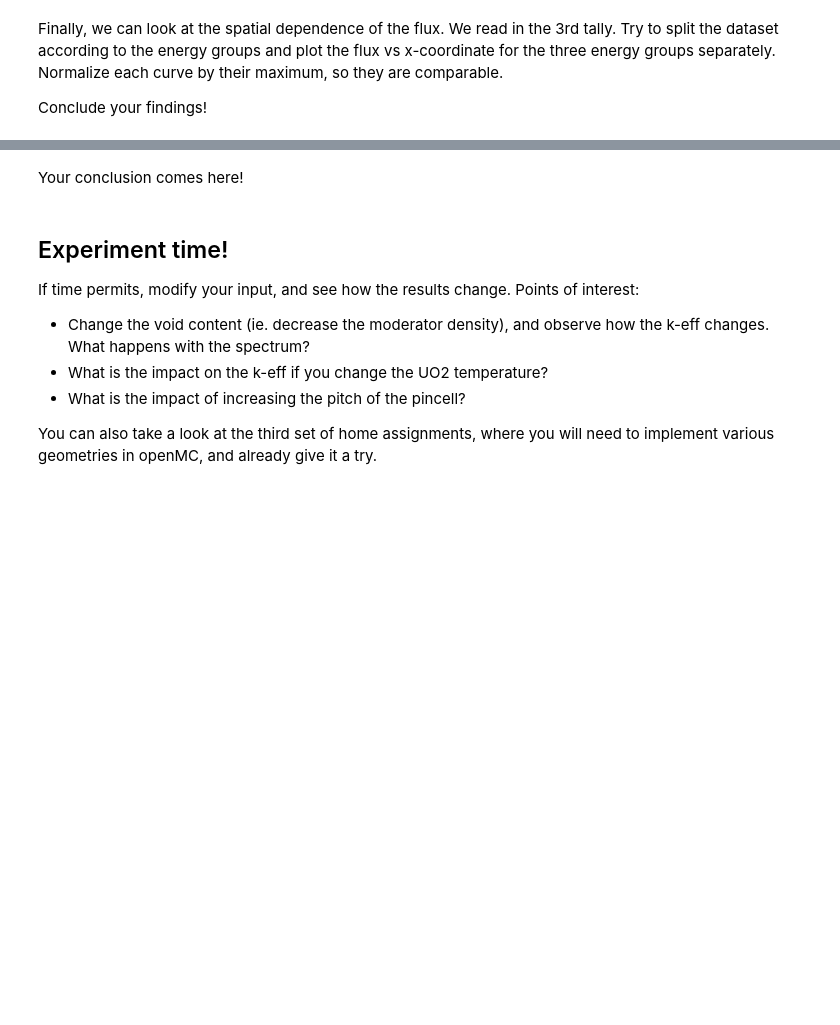
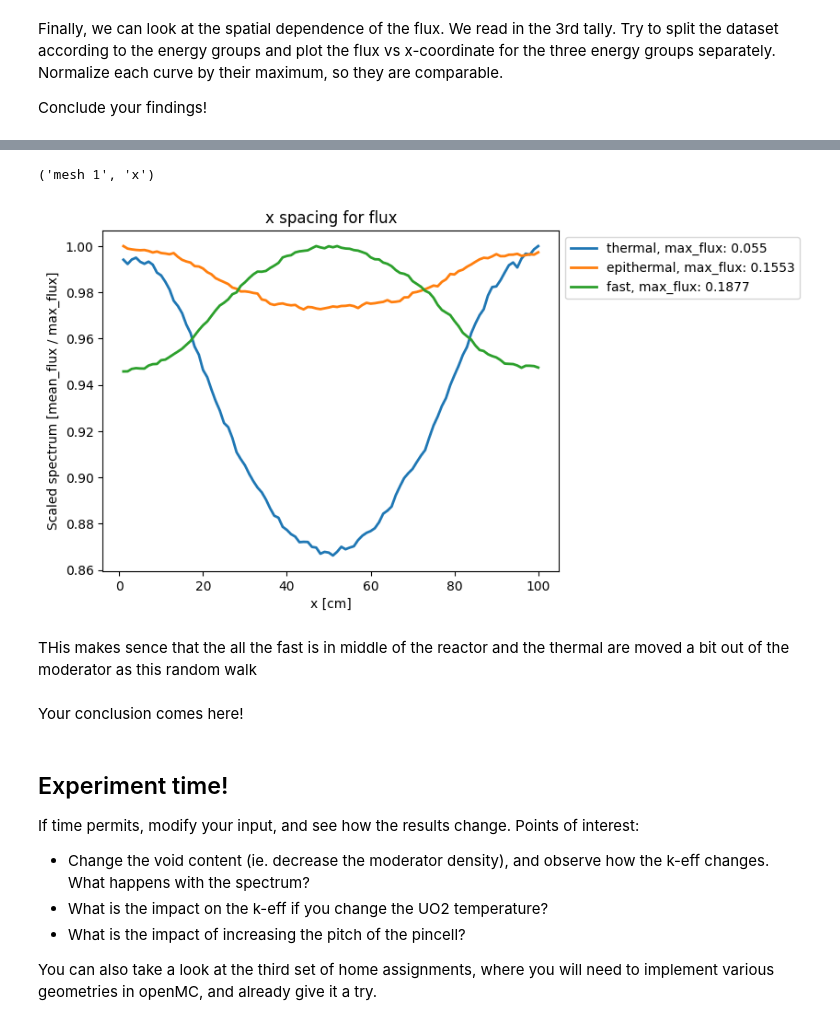
Before and after one commit to sewerininc/poetry_envs, a Jupyter notebook: reaktorfysik/RFP/Datalabs/Datalab06/6-openMCIntro.ipynb, the cells around one changed output, grey strips where cells are left out. Drawn from its saved outputs; the diff is of its cells as text; code cells hidden in the pictures; blank space fills up the shorter version.

```diff
--- a/reaktorfysik/RFP/Datalabs/Datalab06/6-openMCIntro.ipynb
+++ b/reaktorfysik/RFP/Datalabs/Datalab06/6-openMCIntro.ipynb
@@ -399,3 +478,3 @@ Conclude your findings!
 # %%
-tallydf3=sp.tallies[3].get_pandas_dataframe()
-tallydf3.head()
+df3=sp.tallies[3].get_pandas_dataframe()
+df3.head()
@@ -404,3 +489,28 @@ tallydf3.head()
+# %%
+df_thermal = df3.loc[df3["energy low [eV]"] == 0.0]
+df_epi = df3.loc[df3["energy low [eV]"] == 1.0]
+df_fast = df3.loc[df3["energy low [eV]"] == 100000.0]
+# %%
+df_thermal.columns[0]
+# %% [output]
+('mesh 1', 'x')
+# %%
+plt.figure()
+plt.title("x spacing for flux")
+for df, name in zip([df_thermal, df_epi, df_fast], ["thermal", "epithermal", "fast"]):
+    max_flux = df['mean'].max()
+    mean_flux = df['mean'].mean()
+    plt.plot(df[('mesh 1', 'x')],df['mean']/max_flux,lw=2, label=f"{name}, max_flux: {round(mean_flux, 4)}")
+
+#plt.yscale("log")
+plt.ylabel('Scaled spectrum [mean_flux / max_flux]')
+plt.xlabel('x [cm]')
+plt.legend(bbox_to_anchor=(1,1))
+plt.show()
+# %% [output]
+[figure, added]
+# %% [markdown]
+THis makes sence that the all the fast is in middle of the reactor and the thermal are moved a bit out of the moderator as this random walk
 # %% [markdown]
 Your conclusion comes here!
 # %% [markdown]
```
Also changed, not shown: parts of 19 cells of this notebook, 7 other files.
